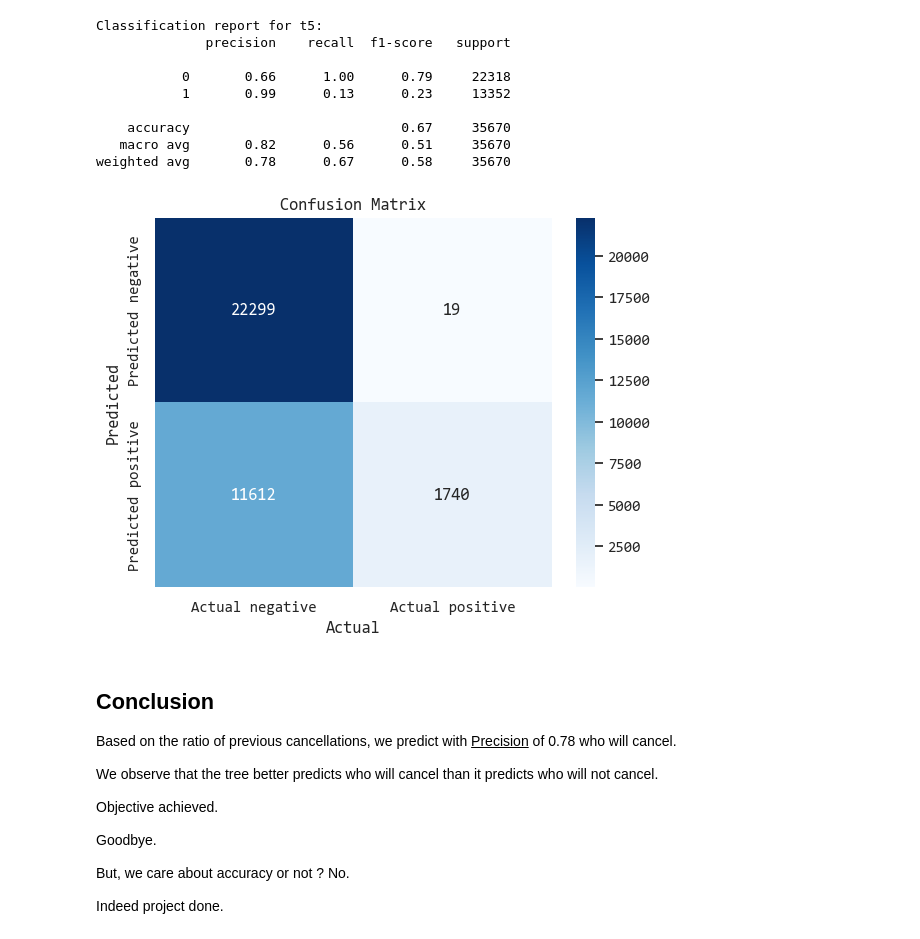
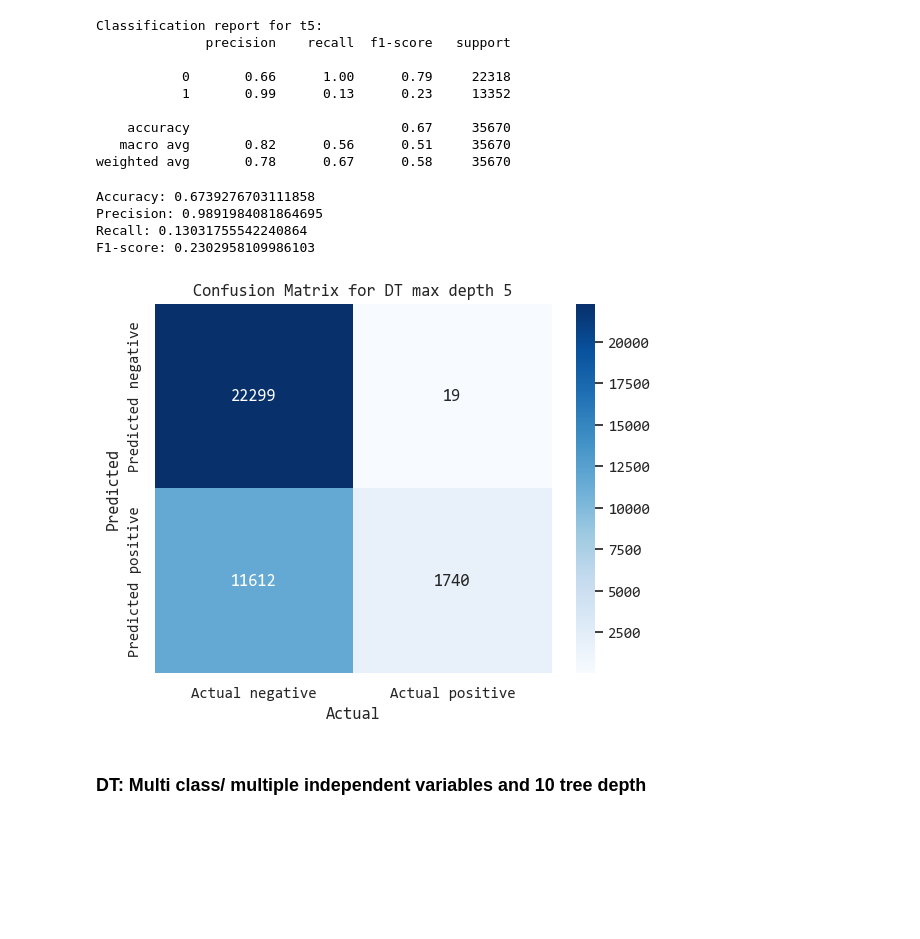
Before and after one commit to ursumarius/booking-cancellations-ML-intro, a Jupyter notebook: eda/hotel-booking-eda-intro-to-ml.ipynb, the cells around one changed output. Saved outputs shown, nothing was run; the diff lists cells and outputs as text; code cells hidden in the pictures; blank space fills up the shorter version.

```diff
--- a/eda/hotel-booking-eda-intro-to-ml.ipynb
+++ b/eda/hotel-booking-eda-intro-to-ml.ipynb
@@ -382,6 +373,8 @@ Name: previous_cancellation_ratio, dtype: float64
 # %%
+#comment out to avoid linear relationship between indpendent variables
+
 # compute with kids or not - Note: some data lost here indeed, doing as experiment
-hotel_eng['with_kids'] = hotel_eng['children'].astype(bool) | hotel_eng['babies'].astype(bool)
+# hotel_eng['with_kids'] = hotel_eng['children'].astype(bool) | hotel_eng['babies'].astype(bool)
 
 # Testing for sanity
 """
@@ -396,11 +389,17 @@ plt.show()
 # %%
 # Whether the room assigned is the same as the one reserved (safe to assume its upgrade, in certain countries)
 hotel_eng['assigned_as_reserved'] = hotel_eng['reserved_room_type'] == hotel_eng['assigned_room_type']
+
+# drop to avoid linear relationship between indpendent variables
+hotel_eng.drop(columns = ['reserved_room_type', 'assigned_room_type'], inplace=True)
 # %%
 
 # Encode the deposit_type variable as 200 for when non refundable, 0 otherwise
 hotel_eng['deposit_type_encoded'] = hotel_eng['deposit_type'].map({'No Deposit': 0, 'Non Refund': 2e2})
 
+#drop to avoid linear relationship between indpendent variables
+hotel_eng.drop(columns = ['deposit_type'], inplace=True)
+
 hotel_eng['deposit_type_encoded'].max()
 # %% [output]
 200.0
@@ -461,0 +463,12 @@ plt.show()
+# %%
+# do prediction on all but date columns to not bias 'ask pedro'
+hotel_eng = hotel_eng.drop(columns=['arrival_date_year', 'arrival_date_month', 'arrival_date_day_of_month', 'reservation_status_date'])
+
+#encode categorical
+hotel_eng_numerical = hotel_eng.select_dtypes(include=['float64','int64'])
+
+hotel_eng_categorical= hotel_eng.select_dtypes(include=['object'])
+
+hotel_eng_encoded=pd.get_dummies(hotel_eng_categorical)
+
+hotel_eng_encoded_plus_numerical = pd.concat([hotel_eng_encoded, hotel_eng_numerical], axis=1)
@@ -504,30 +522,32 @@ Classification report for t5:
     accuracy                           0.67     35670
    macro avg       0.82      0.56      0.51     35670
 weighted avg       0.78      0.67      0.58     35670
+# %%
+# reporting on evaluation metrics
+accuracy = accuracy_score(y_t5_test, y_t5_predict)
+precision = precision_score(y_t5_test, y_t5_predict)
+recall = recall_score(y_t5_test, y_t5_predict)
+f1 = f1_score(y_t5_test, y_t5_predict)
+
+print("Accuracy:", accuracy)
+print("Precision:", precision)
+print("Recall:", recall)
+print("F1-score:", f1)
+# %% [output]
+Accuracy: 0.6739276703111858
+Precision: 0.9891984081864695
+Recall: 0.13031755542240864
+F1-score: 0.2302958109986103
 # %%
 # Create the Type 1 and Type 2 error heatmap
 sns.heatmap(cm_5t, annot=True, fmt='d', cmap='Blues', xticklabels=['Actual negative', 'Actual positive'], yticklabels=['Predicted negative', 'Predicted positive'])
 
 # Set the axis labels and title
 plt.xlabel('Actual')
 plt.ylabel('Predicted')
-plt.title('Confusion Matrix')
+plt.title('Confusion Matrix for DT max depth 5')
 
 # Show the plot
 plt.show()
 # %% [output]
-[figure, old version]
+[figure, new version]
-# %% [markdown]
-## Conclusion
-
-Based on the ratio of previous cancellations, we predict with <u>Precision</u> of 0.78 who will cancel.
-
-We observe that the tree better predicts who will cancel than it predicts who will not cancel.
-
-Objective achieved.
-
-Goodbye.
-
-But, we care about accuracy or not ? No.
-
-Indeed project done.
@@ -534 +558,3 @@ Indeed project done.
+# %% [markdown]
+### DT: Multi class/ multiple independent variables and 10 tree depth
 # %%
```
Also changed, not shown: parts of 16 cells of this notebook.
